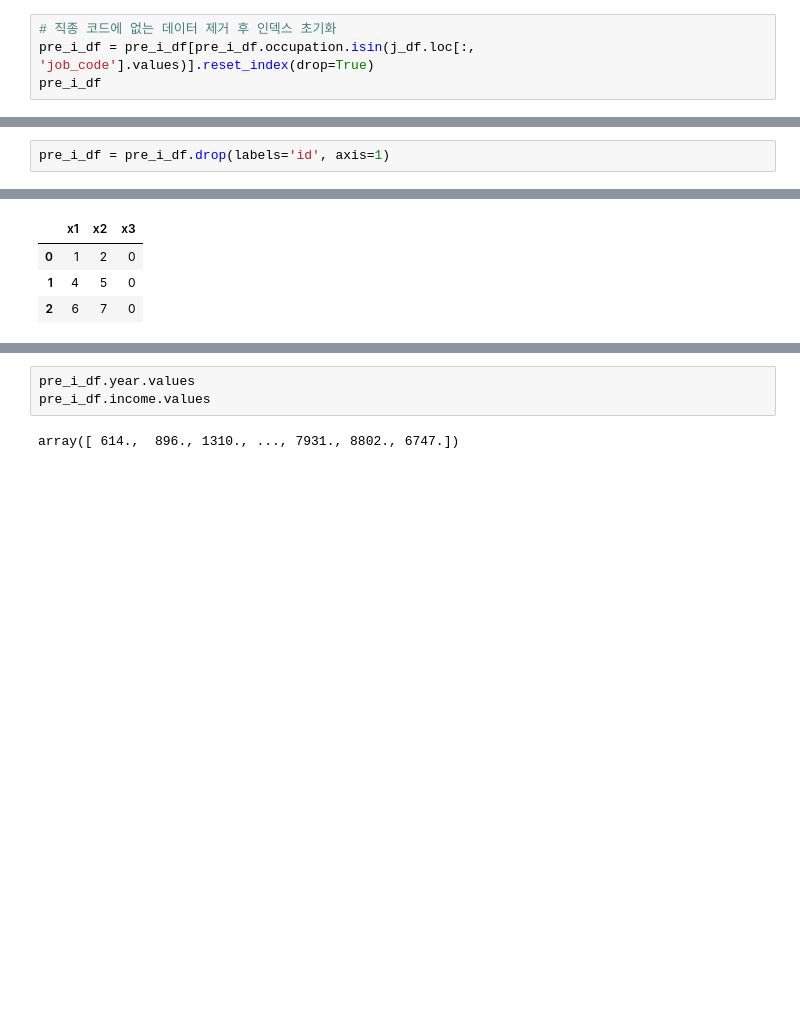
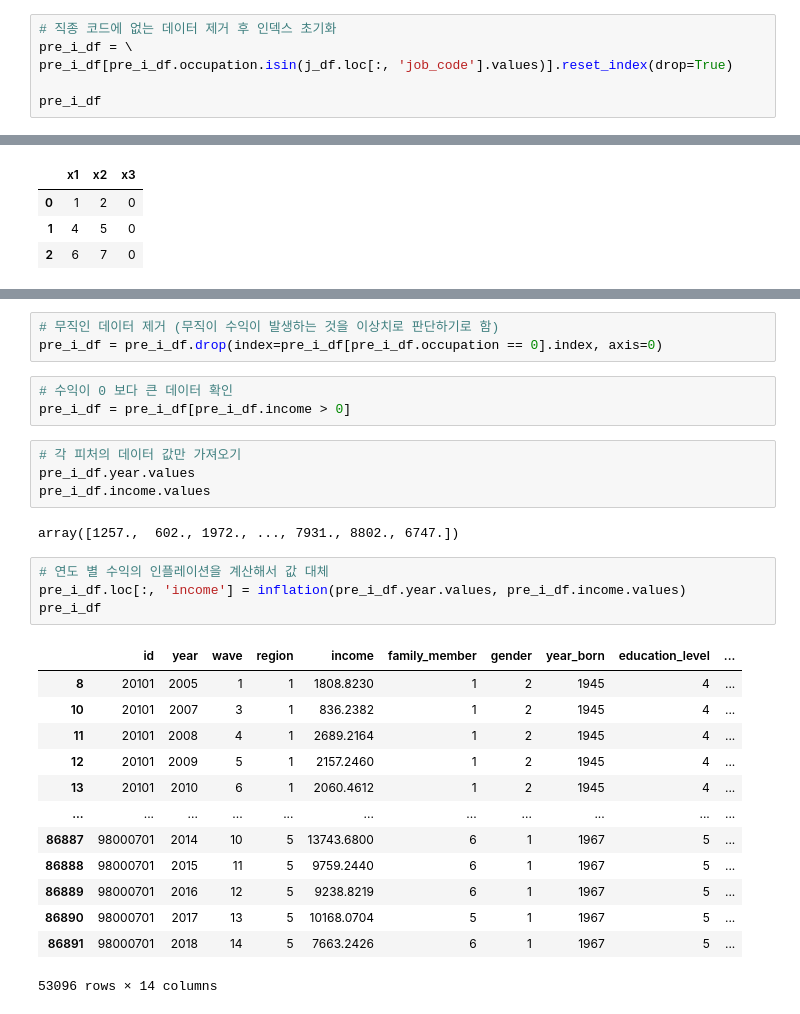
Before and after one commit to songseogyeong/study-machine_learning, a Jupyter notebook: c_regression/f_regularized_linear_regression.ipynb, the cells around one changed output, grey strips where cells are left out. Drawn from its saved outputs; the diff is of its cells as text; blank space fills up the shorter version.

```diff
--- a/c_regression/f_regularized_linear_regression.ipynb
+++ b/c_regression/f_regularized_linear_regression.ipynb
@@ -224,7 +226,9 @@ j_df.loc[:, 'job_code']
 Name: job_code, Length: 201, dtype: int64
 # %%
 # 직종 코드에 없는 데이터 제거 후 인덱스 초기화
-pre_i_df = pre_i_df[pre_i_df.occupation.isin(j_df.loc[:, 'job_code'].values)].reset_index(drop=True)
+pre_i_df = \
+pre_i_df[pre_i_df.occupation.isin(j_df.loc[:, 'job_code'].values)].reset_index(drop=True)
+
 pre_i_df
 # %% [output]
 |  | id | year | wave | region | income | family_member | gender | year_born | education_level | ... |
@@ -424,8 +452,6 @@ Data columns (total 14 columns):
  13  reason_none_worker  86886 non-null  int16
 dtypes: float64(1), int16(3), int64(10)
 memory usage: 10.5 MB
-# %%
-pre_i_df = pre_i_df.drop(labels='id', axis=1)
 # %%
 test_df = pd.DataFrame([[1, 2, 0], [4, 5, 0], [6, 7, 0]], columns=['x1', 'x2', 'x3'])
 test_df
@@ -459,5 +528,30 @@ SyntaxError: expression expected after dictionary key and ':' (1608229825.py, li
+# %%
+# 무직인 데이터 제거 (무직이 수익이 발생하는 것을 이상치로 판단하기로 함)
+pre_i_df = pre_i_df.drop(index=pre_i_df[pre_i_df.occupation == 0].index, axis=0)
+# %%
+# 수익이 0 보다 큰 데이터 확인
+pre_i_df = pre_i_df[pre_i_df.income > 0]
 # %%
+# 각 피처의 데이터 값만 가져오기
 pre_i_df.year.values
 pre_i_df.income.values
 # %% [output]
-array([ 614.,  896., 1310., ..., 7931., 8802., 6747.])
+array([1257.,  602., 1972., ..., 7931., 8802., 6747.])
+# %%
+# 연도 별 수익의 인플레이션을 계산해서 값 대체
+pre_i_df.loc[:, 'income'] = inflation(pre_i_df.year.values, pre_i_df.income.values)
+pre_i_df
+# %% [output]
+|  | id | year | wave | region | income | family_member | gender | year_born | education_level | ... |
+| 8 | 20101 | 2005 | 1 | 1 | 1808.8230 | 1 | 2 | 1945 | 4 | ... |
+| 10 | 20101 | 2007 | 3 | 1 | 836.2382 | 1 | 2 | 1945 | 4 | ... |
+| 11 | 20101 | 2008 | 4 | 1 | 2689.2164 | 1 | 2 | 1945 | 4 | ... |
+| 12 | 20101 | 2009 | 5 | 1 | 2157.2460 | 1 | 2 | 1945 | 4 | ... |
+| 13 | 20101 | 2010 | 6 | 1 | 2060.4612 | 1 | 2 | 1945 | 4 | ... |
+| ... | ... | ... | ... | ... | ... | ... | ... | ... | ... | ... |
+| 86887 | 98000701 | 2014 | 10 | 5 | 13743.6800 | 6 | 1 | 1967 | 5 | ... |
+| 86888 | 98000701 | 2015 | 11 | 5 | 9759.2440 | 6 | 1 | 1967 | 5 | ... |
+| 86889 | 98000701 | 2016 | 12 | 5 | 9238.8219 | 6 | 1 | 1967 | 5 | ... |
+| 86890 | 98000701 | 2017 | 13 | 5 | 10168.0704 | 5 | 1 | 1967 | 5 | ... |
+| 86891 | 98000701 | 2018 | 14 | 5 | 7663.2426 | 6 | 1 | 1967 | 5 | ... |
+53096 rows × 14 columns
```
Also changed, not shown: parts of 49 cells of this notebook.
